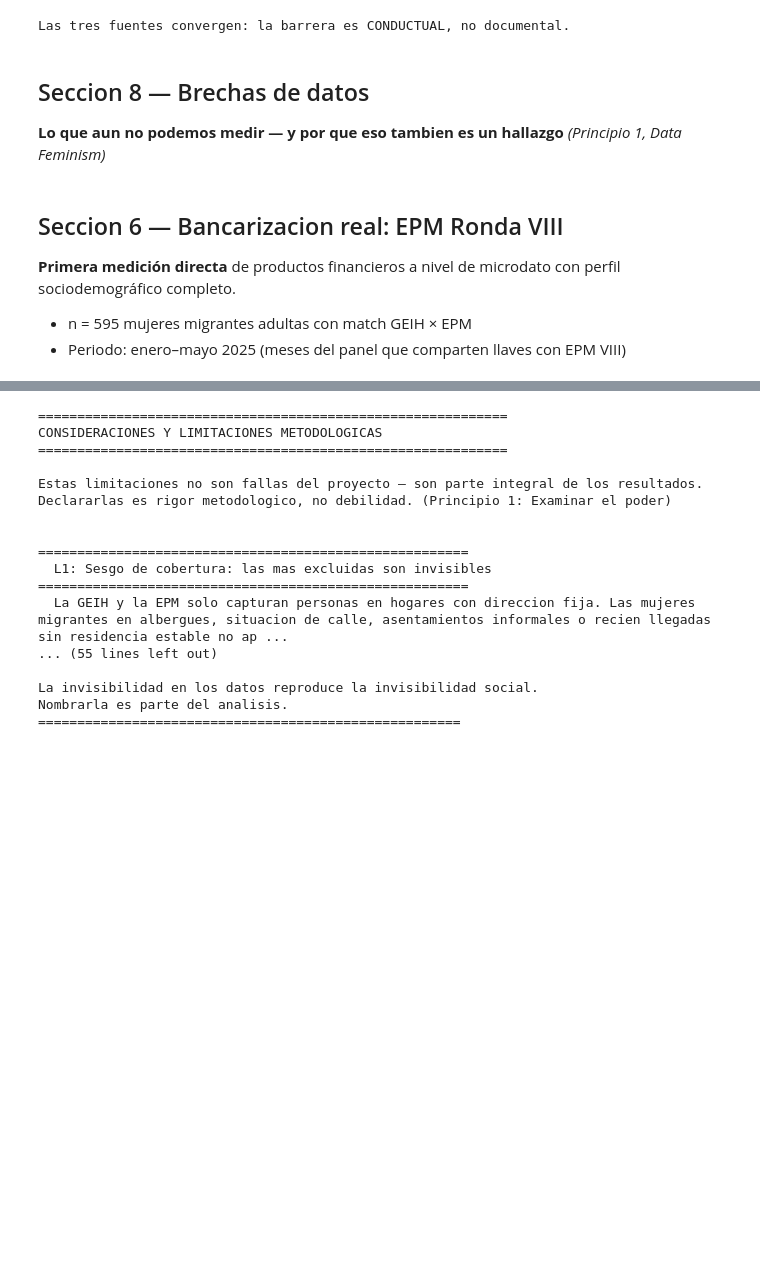
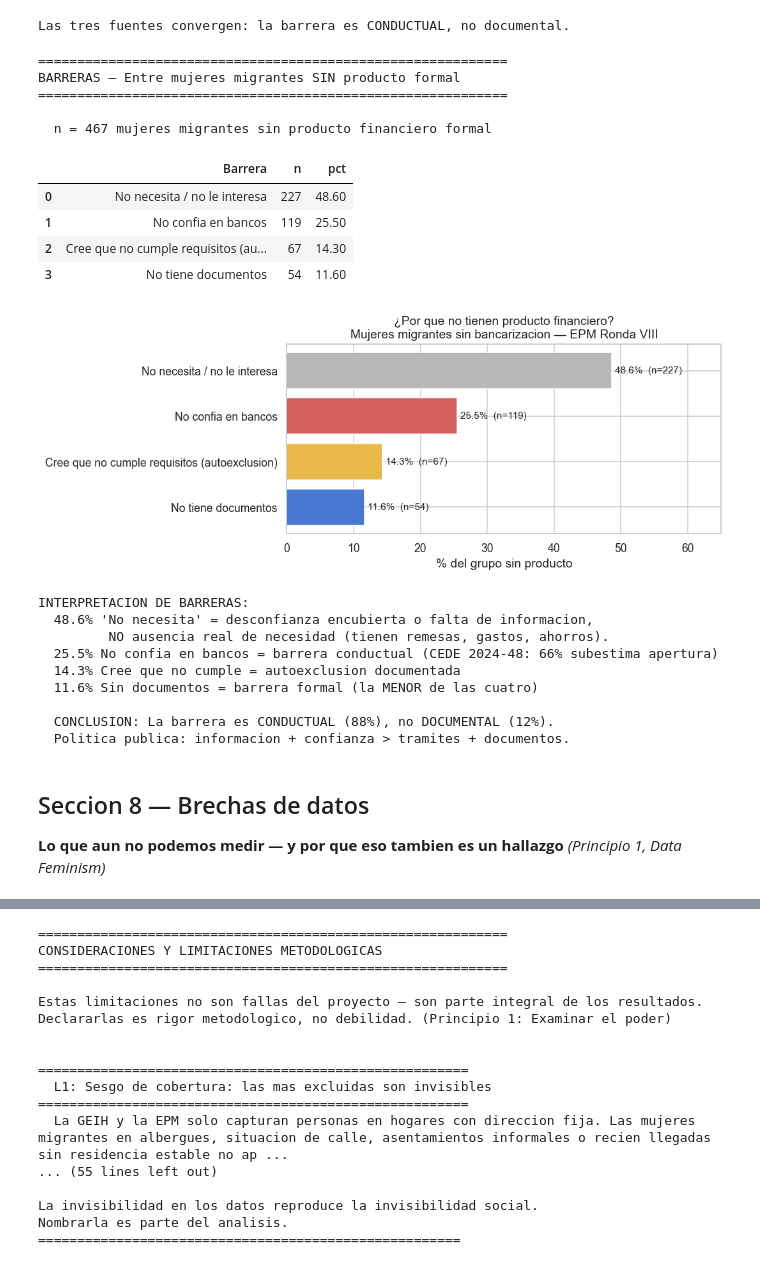
Before and after one commit to iher9812/datasketch-migration-data, a Jupyter notebook: analisis_bancarizacion_mujeres_migrantes.ipynb, the cells around one changed output, grey strips where cells are left out. Cells and saved outputs as stored; diff of their text form; code cells hidden in the pictures; blank space fills up the shorter version.

```diff
--- a/analisis_bancarizacion_mujeres_migrantes.ipynb
+++ b/analisis_bancarizacion_mujeres_migrantes.ipynb
@@ -503,15 +783,74 @@ BARRERAS CONDUCTUALES — Convergencia entre fuentes:
 | 2 | Sin producto: 'no confian en banc... | 25.50 |
 | 3 | Sin producto: autoexclusion (EPM ... | 14.30 |
 Las tres fuentes convergen: la barrera es CONDUCTUAL, no documental.
+# %%
+if TIENE_EPM:
+    print("="*60)
+    print("BARRERAS — Entre mujeres migrantes SIN producto formal")
+    print("="*60)
+    sin_prod = mm_epm[mm_epm["bancarizado"] == 0]
+    print(f"\n  n = {len(sin_prod)} mujeres migrantes sin producto financiero formal\n")
+
+    if "barrera_principal" in sin_prod.columns:
+        bar = sin_prod["barrera_principal"].value_counts(dropna=False)
+        bar_df = bar.reset_index()
+        bar_df.columns = ["Barrera", "n"]
+        bar_df["pct"] = (bar_df["n"] / len(sin_prod) * 100).round(1)
+        display(bar_df)
+
+        fig, ax = plt.subplots(figsize=(10, 4))
+        colores_bar = {
+            "No necesita / no le interesa":          "#B8B8B8",
+            "No confia en bancos":                   "#D65F5F",
+            "Cree que no cumple requisitos (autoexclusion)": "#E8B84B",
+            "No tiene documentos":                   "#4878CF",
+        }
+        bar_df_plot = bar_df.dropna(subset=["Barrera"]).sort_values("pct", ascending=True)
+        ax.barh(bar_df_plot["Barrera"], bar_df_plot["pct"],
+                color=[colores_bar.get(str(b), "#999") for b in bar_df_plot["Barrera"]],
+                edgecolor="white")
+        for i, (_, row) in enumerate(bar_df_plot.iterrows()):
+            ax.text(row["pct"] + 0.5, i, f"{row['pct']:.1f}%  (n={row['n']})",
+                    va="center", fontsize=10)
+        ax.set_title("¿Por que no tienen producto financiero?\n"
+                     "Mujeres migrantes sin bancarizacion — EPM Ronda VIII")
+        ax.set_xlabel("% del grupo sin producto")
+        ax.set_xlim(0, 65)
+        plt.tight_layout()
+        plt.show()
+
+        print("\nINTERPRETACION DE BARRERAS:")
+        print("  48.6% 'No necesita' = desconfianza encubierta o falta de informacion,")
+        print("         NO ausencia real de necesidad (tienen remesas, gastos, ahorros).")
+        print("  25.5% No confia en bancos = barrera conductual (CEDE 2024-48: 66% subestima apertura)")
+        print("  14.3% Cree que no cumple = autoexclusion documentada")
+        print("  11.6% Sin documentos = barrera formal (la MENOR de las cuatro)")
+        print()
+        print("  CONCLUSION: La barrera es CONDUCTUAL (88%), no DOCUMENTAL (12%).")
+        print("  Politica publica: informacion + confianza > tramites + documentos.")
+# %% [output]
+============================================================
+BARRERAS — Entre mujeres migrantes SIN producto formal
+============================================================
+
+  n = 467 mujeres migrantes sin producto financiero formal
+|  | Barrera | n | pct |
+| 0 | No necesita / no le interesa | 227 | 48.60 |
+| 1 | No confia en bancos | 119 | 25.50 |
+| 2 | Cree que no cumple requisitos (au... | 67 | 14.30 |
+| 3 | No tiene documentos | 54 | 11.60 |
+[figure, added]
+INTERPRETACION DE BARRERAS:
+  48.6% 'No necesita' = desconfianza encubierta o falta de informacion,
+         NO ausencia real de necesidad (tienen remesas, gastos, ahorros).
+  25.5% No confia en bancos = barrera conductual (CEDE 2024-48: 66% subestima apertura)
+  14.3% Cree que no cumple = autoexclusion documentada
+  11.6% Sin documentos = barrera formal (la MENOR de las cuatro)
+
+  CONCLUSION: La barrera es CONDUCTUAL (88%), no DOCUMENTAL (12%).
+  Politica publica: informacion + confianza > tramites + documentos.
 # %% [markdown]
 <a id='sec8'></a>
 ## Seccion 8 — Brechas de datos
 
 **Lo que aun no podemos medir — y por que eso tambien es un hallazgo** *(Principio 1, Data Feminism)*
-# %% [markdown]
-<a id='sec6'></a>
-## Seccion 6 — Bancarizacion real: EPM Ronda VIII
-
-**Primera medición directa** de productos financieros a nivel de microdato con perfil sociodemográfico completo.
-- n = 595 mujeres migrantes adultas con match GEIH × EPM
-- Periodo: enero–mayo 2025 (meses del panel que comparten llaves con EPM VIII)
```
Also changed, not shown: parts of 8 cells of this notebook.
